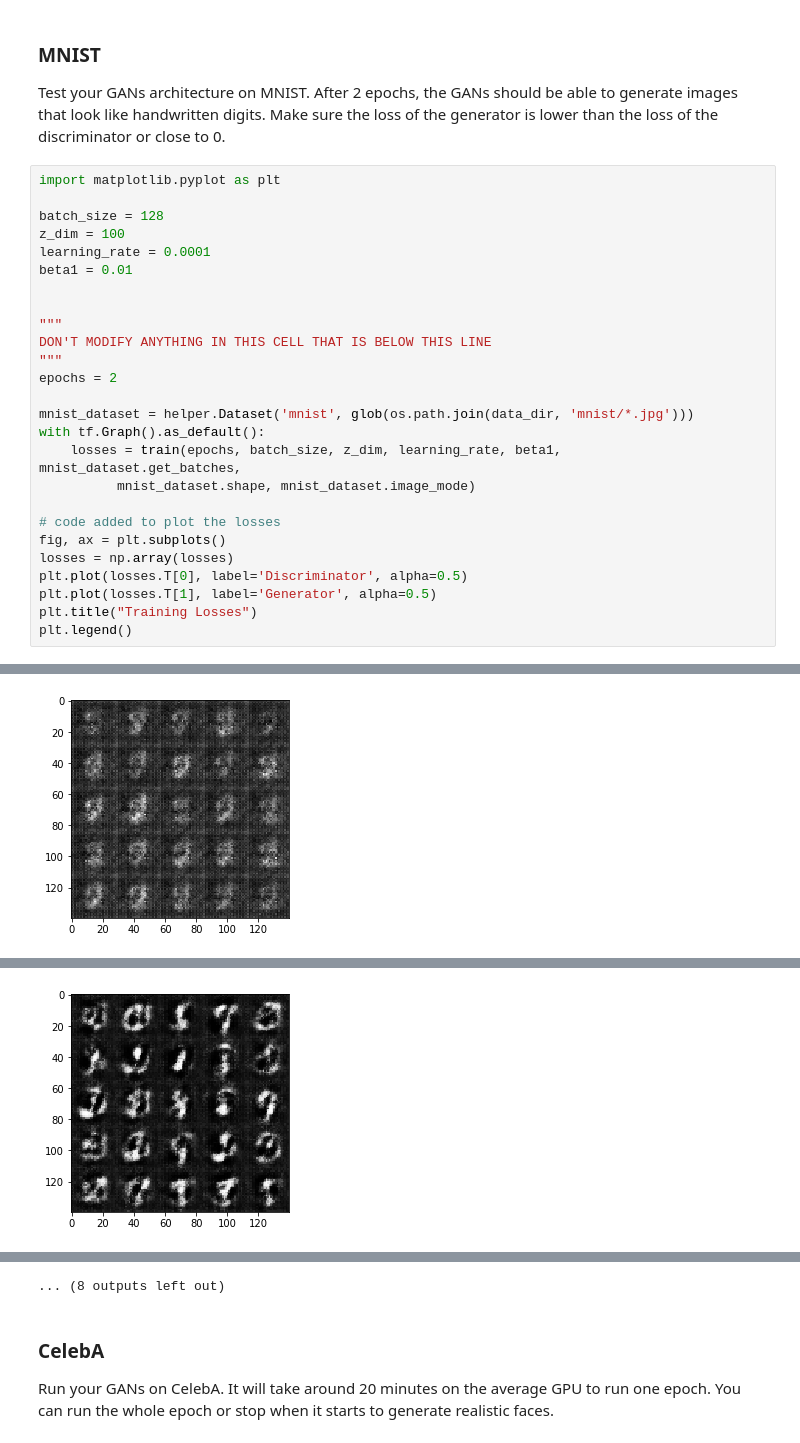
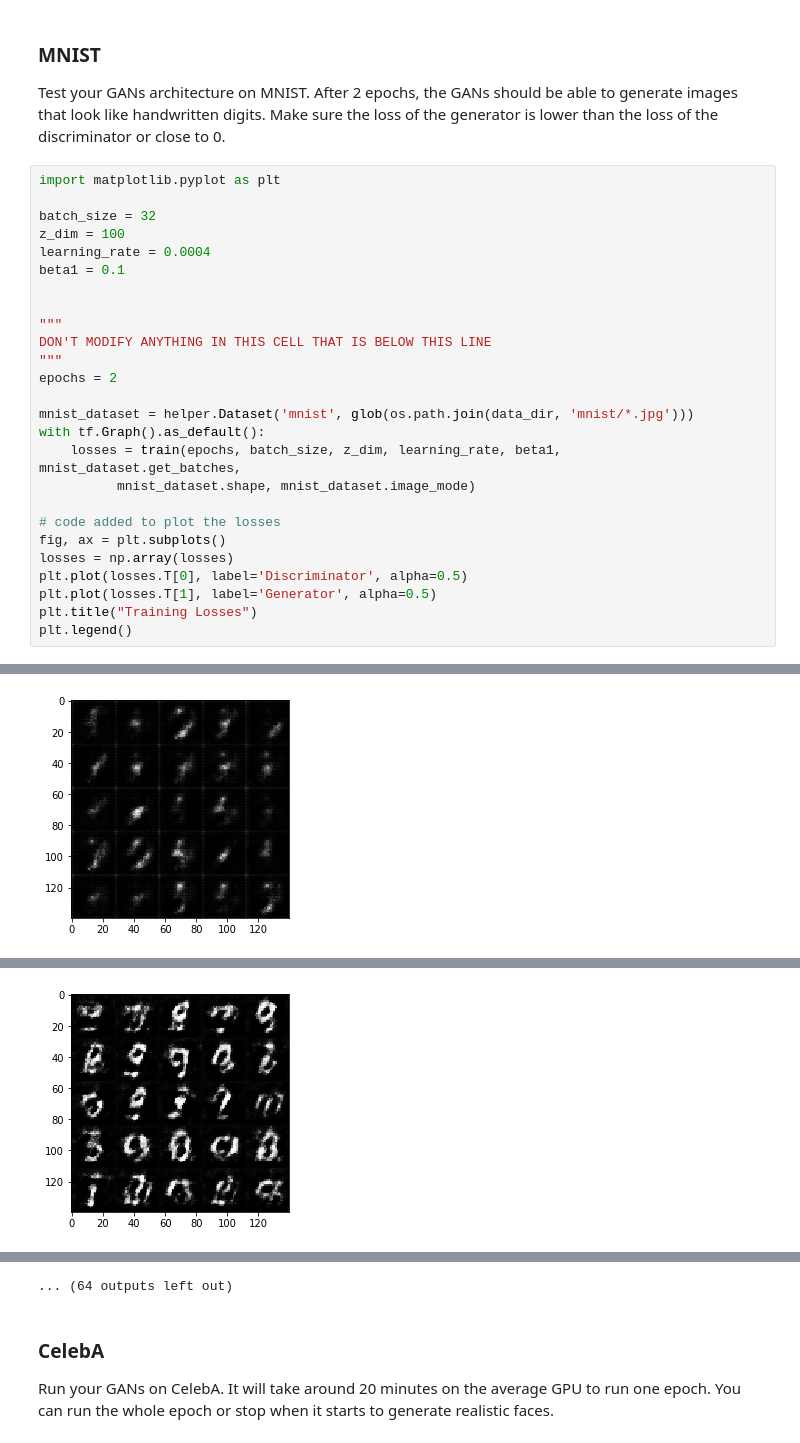
Before and after one commit to letyrodridc/Deep-Learning-Udacity, a Jupyter notebook: face_generation/dlnd_face_generation.ipynb, the cells around one changed output, grey strips where cells are left out. Cells and saved outputs as stored; diff of their text form.

```diff
--- a/face_generation/dlnd_face_generation.ipynb
+++ b/face_generation/dlnd_face_generation.ipynb
@@ -386,10 +386,10 @@ Test your GANs architecture on MNIST.  After 2 epochs, the GANs should be able t
 # %%
 import matplotlib.pyplot as plt
 
-batch_size = 128
+batch_size = 32
 z_dim = 100
-learning_rate = 0.0001
-beta1 = 0.01
+learning_rate = 0.0004
+beta1 = 0.1
 
 
 """
@@ -414 +414 @@ Epoch 1/2... Discriminator Loss: 1.2057... Generator Loss: 0.4929
-[figure, old version]
+[figure, new version]
@@ -416 +416 @@ Epoch 1/2... Discriminator Loss: 1.0033... Generator Loss: 0.6944
-[figure, old version]
+[figure, new version]
@@ -425,4 +425,4 @@ Epoch 2/2... Discriminator Loss: 1.1112... Generator Loss: 0.5125
-... (8 outputs left out)
+... (64 outputs left out)
 # %% [markdown]
 ### CelebA
 Run your GANs on CelebA.  It will take around 20 minutes on the average GPU to run one epoch.  You can run the whole epoch or stop when it starts to generate realistic faces.
```
Also changed, not shown: parts of 2 cells of this notebook.
